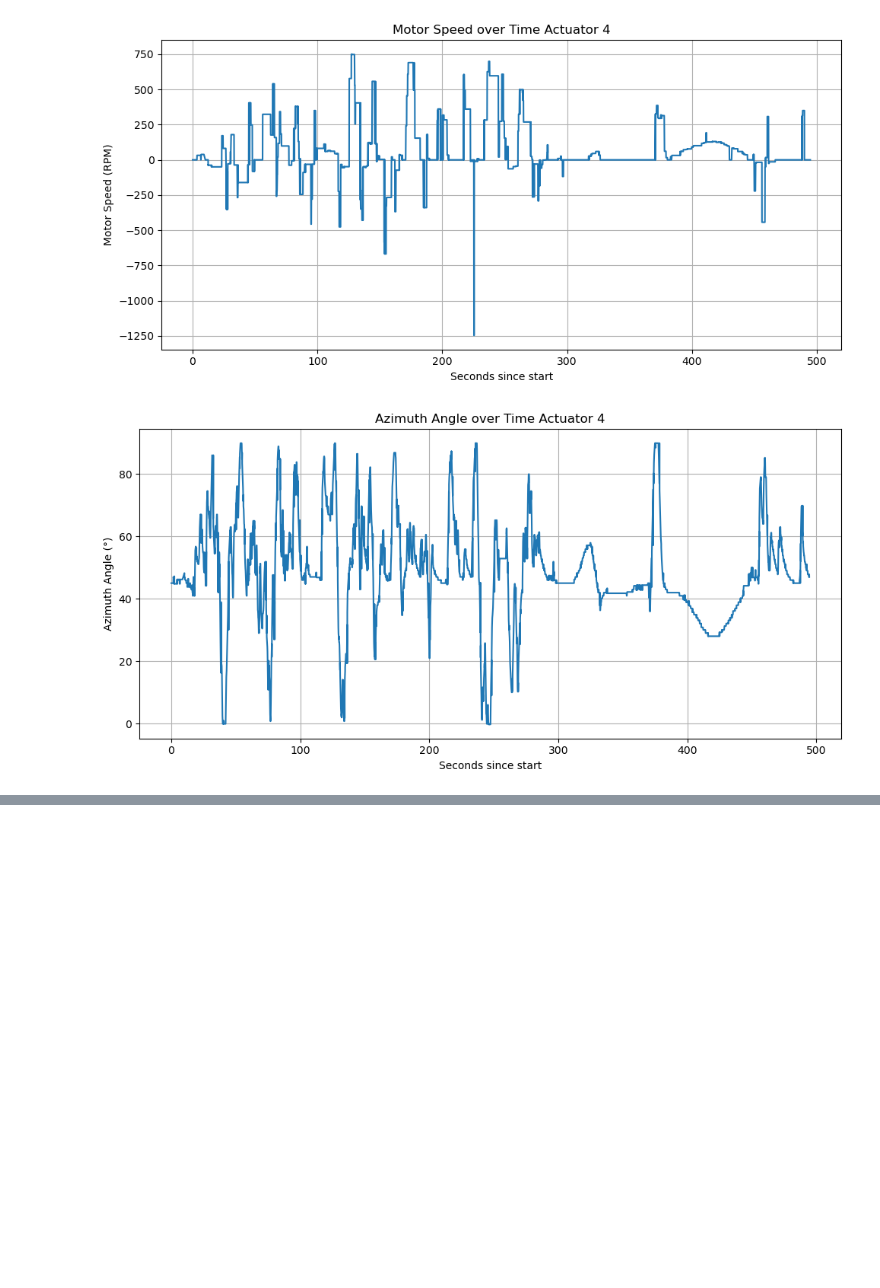
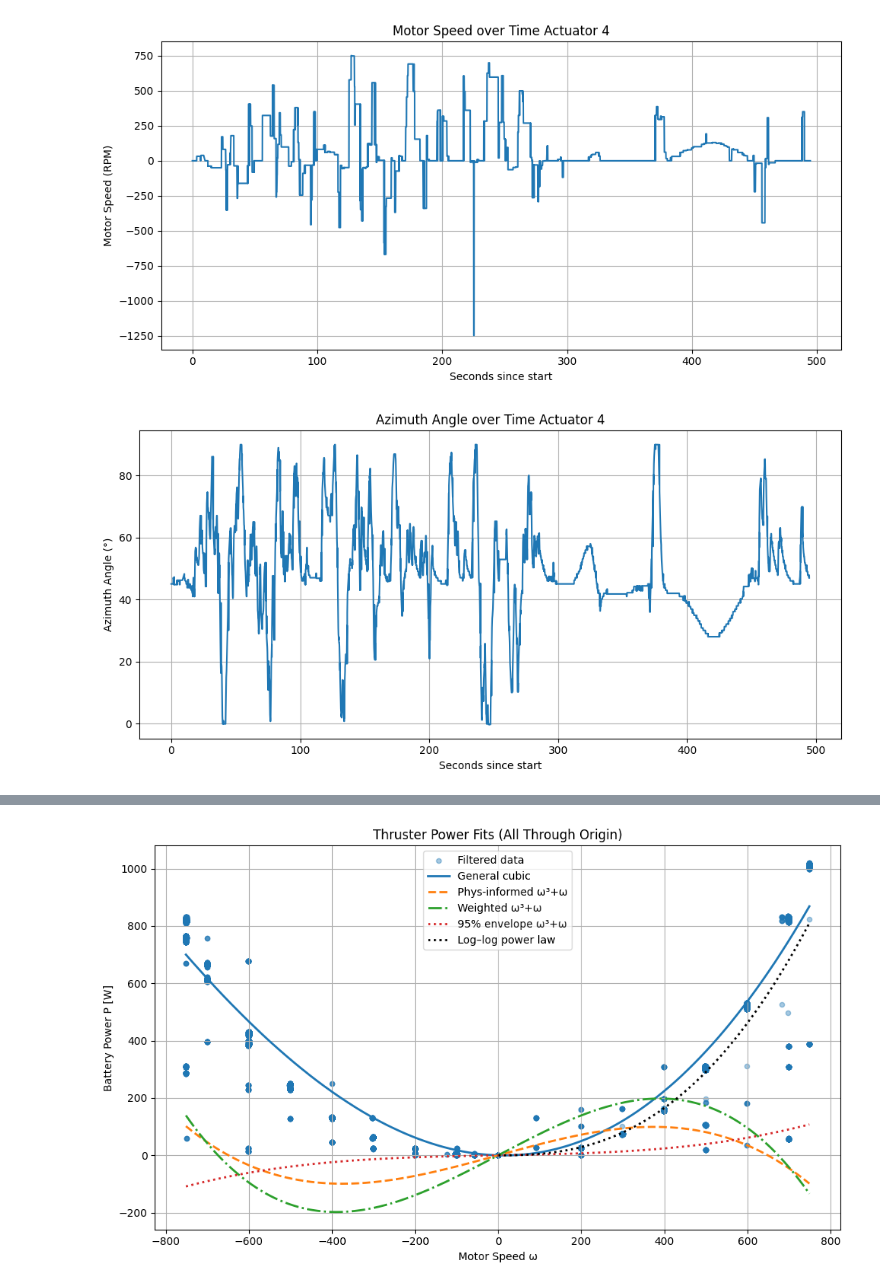
Before and after one commit to Andeshog/milliampere_data, a Jupyter notebook: thruster_analysis.ipynb, the cells around one changed output, grey strips where cells are left out. Cells and saved outputs as stored; diff of their text form; code cells hidden in the pictures; blank space fills up the shorter version.

Commit message:
feat: add force to power curves

```diff
--- a/thruster_analysis.ipynb
+++ b/thruster_analysis.ipynb
@@ -766,0 +1005,79 @@ plt.show()
+# %%
+df1 = pd.read_csv('thruster_data_test/thruster_data_test/actuators/actuator_3/thruster/motor_state.csv')
+df2 = pd.read_csv('thruster_data_test/thruster_data_test/actuators/actuator_4/thruster/motor_state.csv')
+
+for df in (df1, df2):
+    df['battery_power'] = df['battery_voltage'] * df['battery_current']
+    df.loc[df['motor_speed']==0, 'battery_power'] = 0
+
+# --- 2. IQR filter function & apply ---
+def iqr_filter(s):
+    Q1, Q3 = s.quantile([0.25,0.75])
+    IQR = Q3-Q1
+    return s.between(Q1-1.5*IQR, Q3+1.5*IQR)
+
+mask1 = iqr_filter(df1['motor_speed']) & iqr_filter(df1['battery_power'])
+mask2 = iqr_filter(df2['motor_speed']) & iqr_filter(df2['battery_power'])
+df1f, df2f = df1[mask1], df2[mask2]
+
+# --- 3. Combine ---
+df = pd.concat([df1f, df2f], ignore_index=True)
+x = df['motor_speed'].values
+y = df['battery_power'].values
+
+# --- 4a. General cubic through zero ---
+A_cubic = np.vstack([x**3, x**2, x]).T
+a3, a2, a1 = np.linalg.lstsq(A_cubic, y, rcond=None)[0]
+print(f'General cubic:   P = {a3:.3e}ω³ + {a2:.3e}ω² + {a1:.3e}ω')
+
+# --- 4b. Physics-informed (ω³ + ω) ---
+A_phys = np.vstack([x**3, x]).T
+b3, b1 = np.linalg.lstsq(A_phys, y, rcond=None)[0]
+print(f'Phys-informed:   P = {b3:.3e}ω³ + {b1:.3e}ω')
+
+# --- 4c. Weighted LS (phys-inf, w=|ω|²) ---
+w = np.abs(x)**2
+Aw = A_phys * w[:,None]
+yw = y * w
+bw3, bw1 = np.linalg.lstsq(Aw, yw, rcond=None)[0]
+print(f'Weighted phys-inf: P = {bw3:.3e}ω³ + {bw1:.3e}ω')
+
+# --- 4d. Envelope fit at 95th percentile (phys-inf) ---
+# Bin motor speeds
+n_bins = 12
+df['bin'] = pd.cut(df['motor_speed'], bins=n_bins)
+env = df.groupby('bin')['battery_power'].quantile(0.95).dropna()
+bin_edges = np.linspace(x.min(), x.max(), n_bins+1)
+bin_centers = bin_edges[:-1] + np.diff(bin_edges)/2
+x_env = bin_centers[~env.isna()]
+y_env = env.values
+
+Ae = np.vstack([x_env**3, x_env]).T
+e3, e1 = np.linalg.lstsq(Ae, y_env, rcond=None)[0]
+print(f'Envelope fit:    P = {e3:.3e}ω³ + {e1:.3e}ω')
+
+# --- 5. Log–log power law fit ---
+mask_pos = (x>0)&(y>0)
+logx, logy = np.log(x[mask_pos]), np.log(y[mask_pos])
+m, c = np.polyfit(logx, logy, 1)
+print(f'Log–log fit:     P ≈ exp({c:.3f})·ω^{m:.3f}')
+
+# --- 6. Plot them all ---
+ω = np.linspace(x.min(), x.max(), 400)
+plt.figure(figsize=(10,6))
+plt.scatter(x, y, s=20, alpha=0.4, label='Filtered data')
+
+plt.plot(ω, a3*ω**3 + a2*ω**2 + a1*ω, 'C0-', lw=2, label='General cubic')
+plt.plot(ω, b3*ω**3 + b1*ω,       'C1--',lw=2, label='Phys-informed ω³+ω')
+plt.plot(ω, bw3*ω**3 + bw1*ω,    'C2-.',lw=2, label='Weighted ω³+ω')
+plt.plot(ω, e3*ω**3 + e1*ω,      'C3:', lw=2, label='95% envelope ω³+ω')
+plt.plot(ω, np.exp(c)*ω**m,      'k:',   lw=2, label='Log–log power law')
+
+plt.xlabel('Motor Speed ω')
+plt.ylabel('Battery Power P [W]')
+plt.title('Thruster Power Fits (All Through Origin)')
+plt.legend()
+plt.grid(True)
+plt.tight_layout()
+plt.show()
+# %% [output]
@@ -766,0 +1089 @@ plt.show()
+[figure, added]
```
Also changed, not shown: parts of 8 cells of this notebook.
